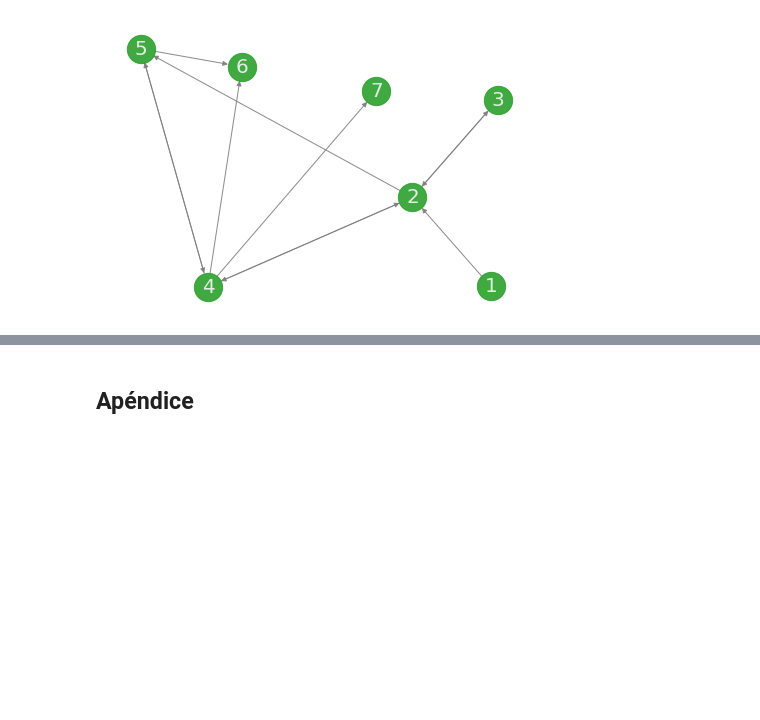
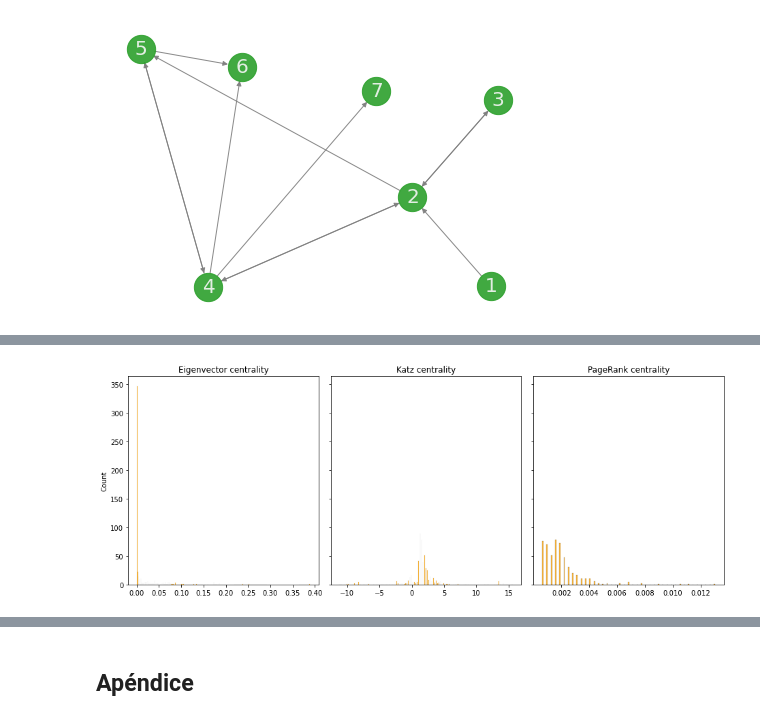
Before and after one commit to joshbrx/VoterModel_Network, a Jupyter notebook: Métricas, centralidades y manejo computacional de redes.ipynb, the cells around one changed output, grey strips where cells are left out. Cells and saved outputs as stored; diff of their text form; code cells hidden in the pictures; blank space fills up the shorter version.

```diff
--- a/Métricas, centralidades y manejo computacional de redes.ipynb
+++ b/Métricas, centralidades y manejo computacional de redes.ipynb
@@ -247,0 +351,4 @@ hist_centrality(G, alpha_k=0.1, beta_k=1.0, delta_pr=0.85)
+# %%
+hist_centrality(G1, alpha_k=0.1, beta_k=1.0, delta_pr=0.85)
+# %% [output]
+[figure, added]
```
Also changed, not shown: parts of 30 cells of this notebook.
